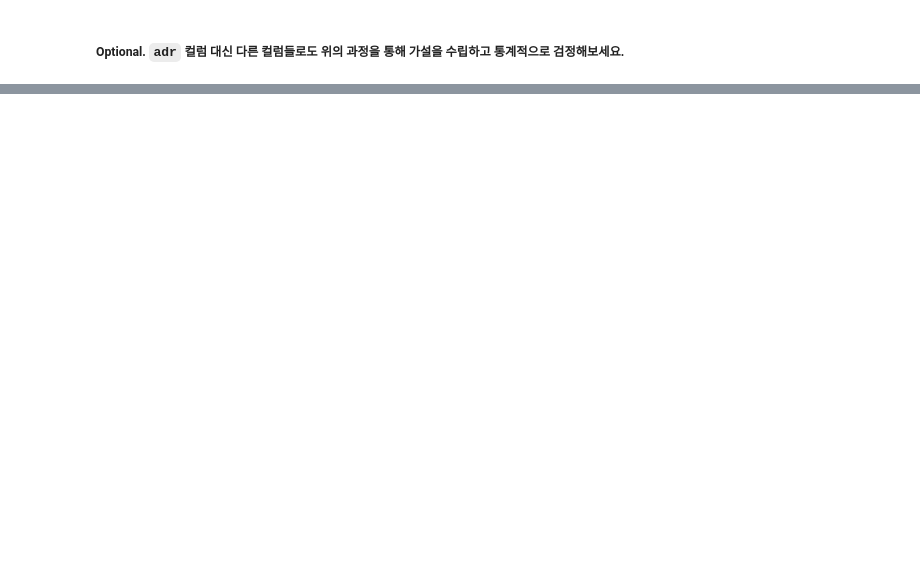
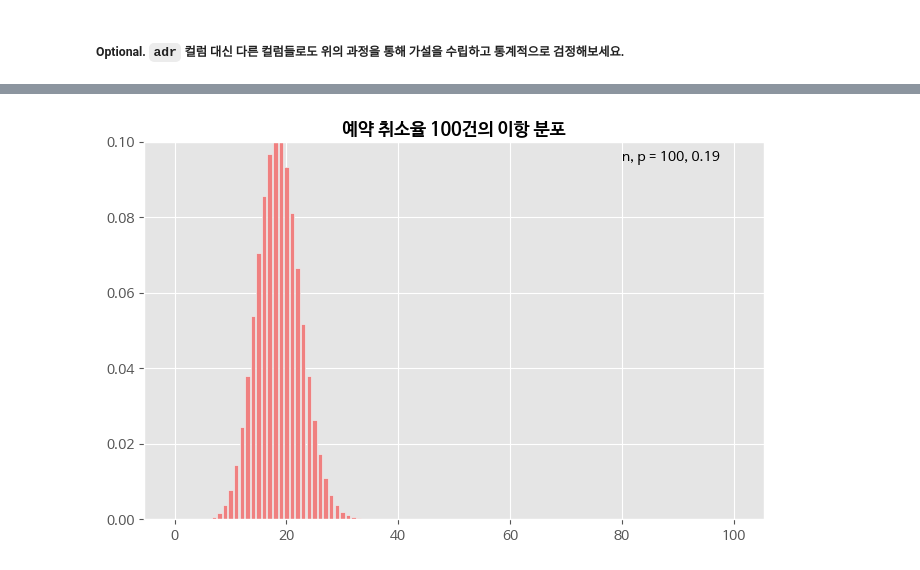
Before and after one commit to Ryu4824/code-states, a Jupyter notebook: Sprint2_Mini_Project_(1조).ipynb, the cells around one changed output, grey strips where cells are left out. Cells and saved outputs as stored; diff of their text form; code cells hidden in the pictures; blank space fills up the shorter version.

```diff
--- a/Sprint2_Mini_Project_(1조).ipynb
+++ b/Sprint2_Mini_Project_(1조).ipynb
@@ -491,0 +544,26 @@ LeveneResult(statistic=27.359924999937515, pvalue=1.692035670679711e-07)
+# %%
+# 확률변수 X가 이항분포 B(n, p)를 따를 때, n이 충분히 크다면 X는 정규분포 N(np, npq)를 따른다 (단, q=1-p)
+from math import factorial
+
+# Probability density of the binomial distribution
+# p의 확률을 갖는 n회의 시행에서 k번 성공할 확률을 반환하는 bin_dist 함수 생성
+def bin_dist(k, n, p):
+    nck = factorial(n) / (factorial(k) * factorial(n - k))
+    pd = nck * p**k * (1-p)**(n-k)
+    return pd
+
+x = np.arange(101)
+
+# 100회 시행했을 때, 1이 나올 확률
+# (e.g. 앞면이 나올 확률이 ab_hotel.is_canceled.mean()인 동전을 100번 던졌을 때, 앞면이 나올 확률)
+pd1 = np.array([bin_dist(k, (101-1), ab_hotel.is_canceled.mean()) for k in range(101)])
+# y축 범위 지정
+plt.ylim(0, 0.1)
+
+# 그래프상의 x, y위치에 문자열 나타내는 plt.text
+plt.text(80, 0.095, f'n, p = {101-1}, {round(ab_hotel.is_canceled.mean(), 2)}')
+plt.bar(x, pd1, color='lightcoral')
+plt.title("예약 취소율 100건의 이항 분포", fontsize=13, fontweight="bold")
+plt.show()
+# %% [output]
+[figure, added]
```
Also changed, not shown: parts of 37 cells of this notebook.
